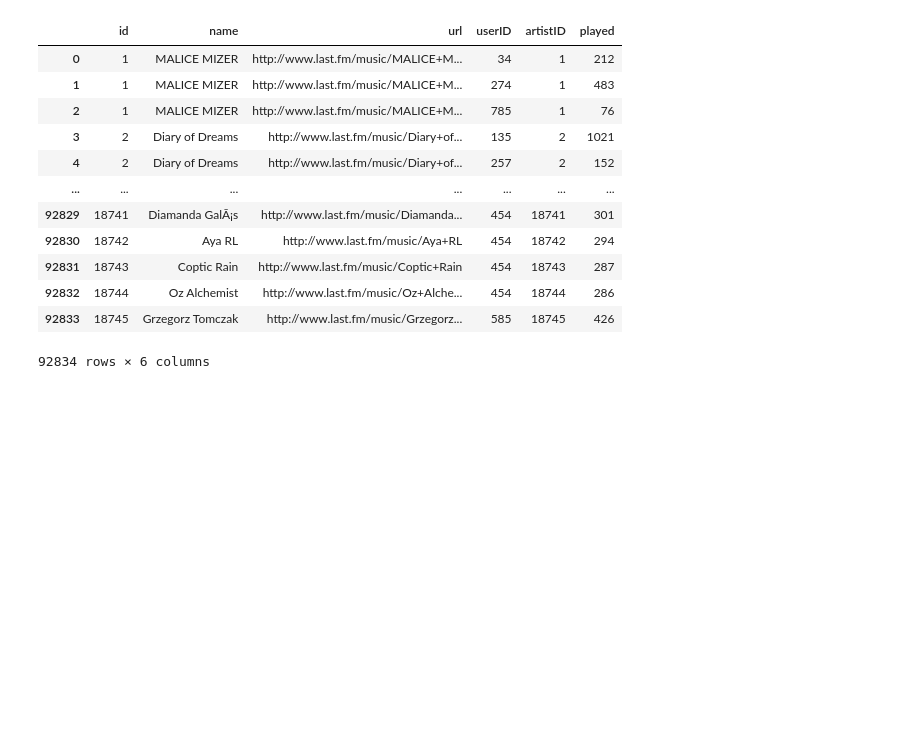
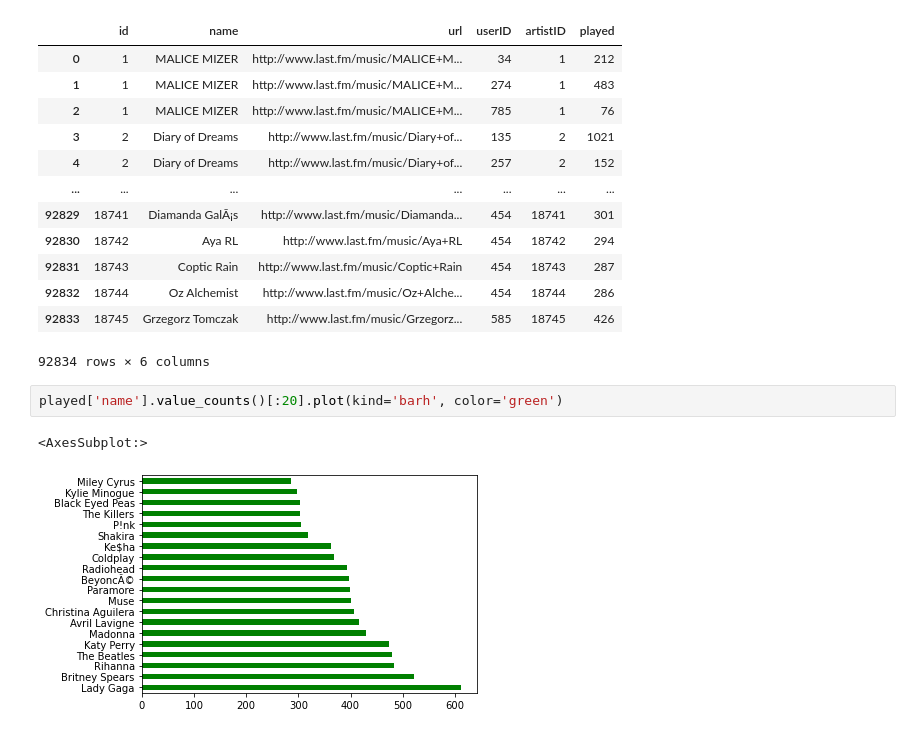
Before and after one commit to kiansweeney11/Ca4015-final-assignment, a Jupyter notebook: recommender.ipynb, the cells around one changed output. Drawn from its saved outputs; the diff is of its cells as text; blank space fills up the shorter version.

```diff
--- a/recommender.ipynb
+++ b/recommender.ipynb
@@ -297,3 +306,8 @@ played
 | 92832 | 18744 | Oz Alchemist | http://www.last.fm/music/Oz+Alche... | 454 | 18744 | 286 |
 | 92833 | 18745 | Grzegorz Tomczak | http://www.last.fm/music/Grzegorz... | 585 | 18745 | 426 |
 92834 rows × 6 columns
+# %%
+played['name'].value_counts()[:20].plot(kind='barh', color='green')
+# %% [output]
+<AxesSubplot:>
+[figure, added]
```
Also changed, not shown: parts of 15 cells of this notebook.
